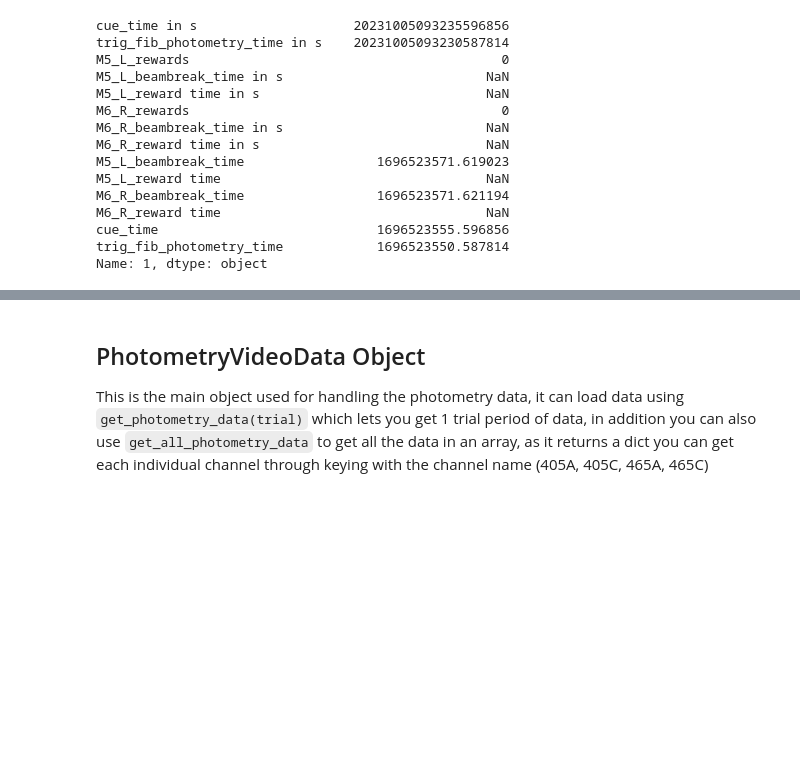
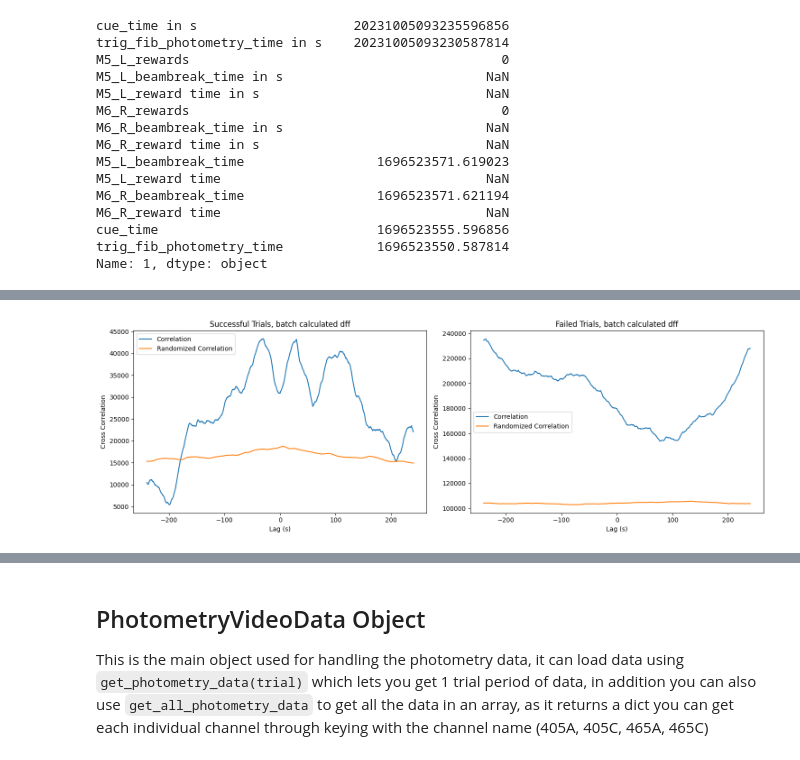
Before and after one commit to Tsuchijo/Social-Interaction-Analysis-, a Jupyter notebook: src/test_trials.ipynb, the cells around one changed output, grey strips where cells are left out. Drawn from its saved outputs; the diff is of its cells as text; code cells hidden in the pictures; blank space fills up the shorter version.

```diff
--- a/src/test_trials.ipynb
+++ b/src/test_trials.ipynb
@@ -158,0 +243,60 @@ Text(0.5, 1.0, 'Correlation: 0.22034217367454562 Correlation Fail: 0.19512157582
+# %%
+## calculate cross correlation between z_score_A_success and z_score_C_success and compare to phase randomized versions of the data
+from scipy.signal import correlate
+
+## function to phase randomize a signal
+def phase_randomize(signal):
+    ## take the fft of the signal
+    signal_fft = np.fft.fft(signal)
+    ## generate a random phase
+    random_phase = np.exp(np.random.uniform(0, 2*np.pi, len(signal)) * 1j )
+    ## multiply the fft of the signal by the random phase
+    randomized_signal = np.fft.ifft(signal_fft * random_phase)
+    return randomized_signal
+
+def calc_correlation(signal1, signal2):
+    corr = correlate(signal1, signal2)
+    corr_randomized = np.zeros(len(corr))
+    for i in range(100):
+        corr_randomized += np.abs(correlate(phase_randomize(signal1), phase_randomize(signal2)))
+    corr_randomized /= 100
+    time_series = (np.arange(len(corr_randomized) ) - len(corr_randomized) // 2)/ sample_rate
+    return corr, corr_randomized, time_series
+
+corr_succ, corr_randomized_succ, time_series_succ = calc_correlation(z_score_A_success, z_score_C_success)
+
+corr_fail, corr_randomized_fail, time_series_fail = calc_correlation(z_score_A_fail, z_score_C_fail)
+
+## Trim all to +/- 120 seconds
+center = len(corr_succ) // 2
+trim = 240 * sample_rate
+corr_succ = corr_succ[center - trim:center + trim]
+corr_randomized_succ = corr_randomized_succ[center - trim:center + trim]
+time_series_succ = time_series_succ[center - trim:center + trim]
+center = len(corr_fail) // 2
+corr_fail = corr_fail[center - trim:center + trim]
+corr_randomized_fail = corr_randomized_fail[center - trim:center + trim]
+time_series_fail = time_series_fail[center - trim:center + trim]
+
+
+
+fig, (ax1, ax2) = plt.subplots(1, 2, sharex=False)
+## increase the size of the figure
+fig.set_size_inches(15, 5)
+ax1.plot(time_series_succ, corr_succ, label='Correlation')
+ax1.plot(time_series_succ, corr_randomized_succ, label='Randomized Correlation')
+ax1.set_title('Successful Trials, batch calculated dff')
+ax1.legend()
+ax2.plot(time_series_fail, corr_fail, label='Correlation')
+ax2.plot(time_series_fail, corr_randomized_fail, label='Randomized Correlation')
+ax2.set_title('Failed Trials, batch calculated dff')
+ax2.legend()
+## add x and y labels for z-score and samples
+for ax in fig.get_axes():
+    ax.set(xlabel='Lag (s)', ylabel='Cross Correlation')
+
+## make space for the title
+fig.tight_layout()
+plt.show()
+# %% [output]
+[figure, added]
```
Also changed, not shown: parts of 15 cells of this notebook, 2 other files.
